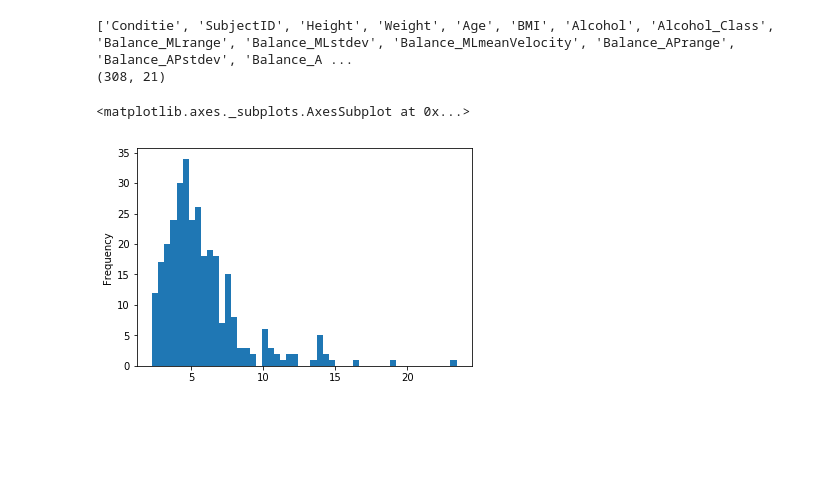
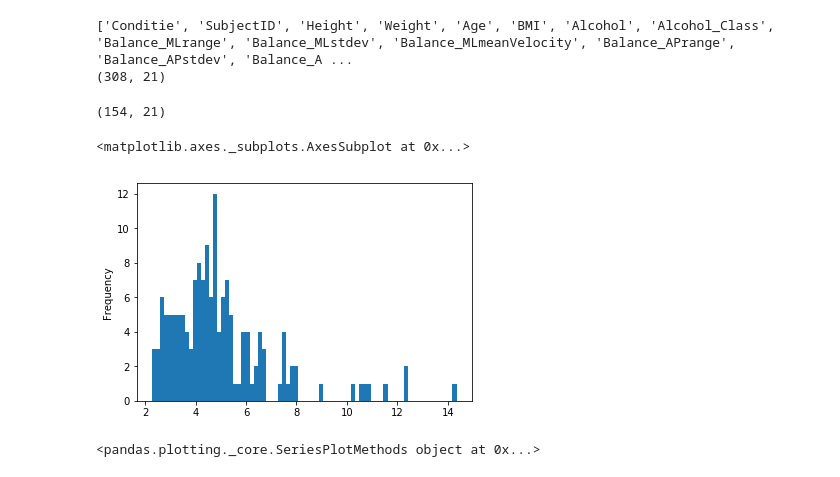
Before and after one commit to VivienvV/fallrisk, a Jupyter notebook: Machine_learning/s_balance.ipynb, the cells around one changed output. Cells and saved outputs as stored; diff of their text form; code cells hidden in the pictures; blank space fills up the shorter version.

Commit message:
classes balance

```diff
--- a/Machine_learning/s_balance.ipynb
+++ b/Machine_learning/s_balance.ipynb
@@ -5,15 +5,24 @@ import matplotlib.pyplot as plt
 # %%
 df_data = pd.read_csv("../Data/preprocessed_alcohol_balance_perperson.csv")
 # display(df_data)
+print(list(df_data))
+print(df_data.shape)
+# %% [output]
+['Conditie', 'SubjectID', 'Height', 'Weight', 'Age', 'BMI', 'Alcohol', 'Alcohol_Class', 'Balance_MLrange', 'Balance_MLstdev', 'Balance_MLmeanVelocity', 'Balance_APrange', 'Balance_APstdev', 'Balance_A ...
+(308, 21)
 # %%
-df_data = df_data.sort_values("Balance_MeanVelocity")
-print(list(df_data))
+df_data = df_data[df_data.Conditie == "norm"]
 print(df_data.shape)
 # %% [output]
-['Conditie', 'SubjectID', 'Height', 'Weight', 'Age', 'BMI', 'Alcohol', 'Alcohol_Class', 'Balance_MLrange', 'Balance_MLstdev', 'Balance_MLmeanVelocity', 'Balance_APrange', 'Balance_APstdev', 'Balance_A ...
-(308, 21)
+(154, 21)
 # %%
-df_data["Balance_MeanVelocity"].plot.hist(bins=50)
+df_data = df_data.sort_values("Balance_MeanVelocity")
+df_data["Balance_MeanVelocity"].plot.hist(bins=75)
 # %% [output]
 <matplotlib.axes._subplots.AxesSubplot at 0x...>
-[figure, old version]
+[figure, new version]
+# %%
+df_data["Balance_MeanVelocity_Classes"] = pd.qcut(df_data['Balance_MeanVelocity'], 2, labels=[1, 0])
+df_data["Balance_MeanVelocity_Classes"].plot
+# %% [output]
+<pandas.plotting._core.SeriesPlotMethods object at 0x...>
```
Also changed, not shown: parts of 2 cells of this notebook, 8 other files.
